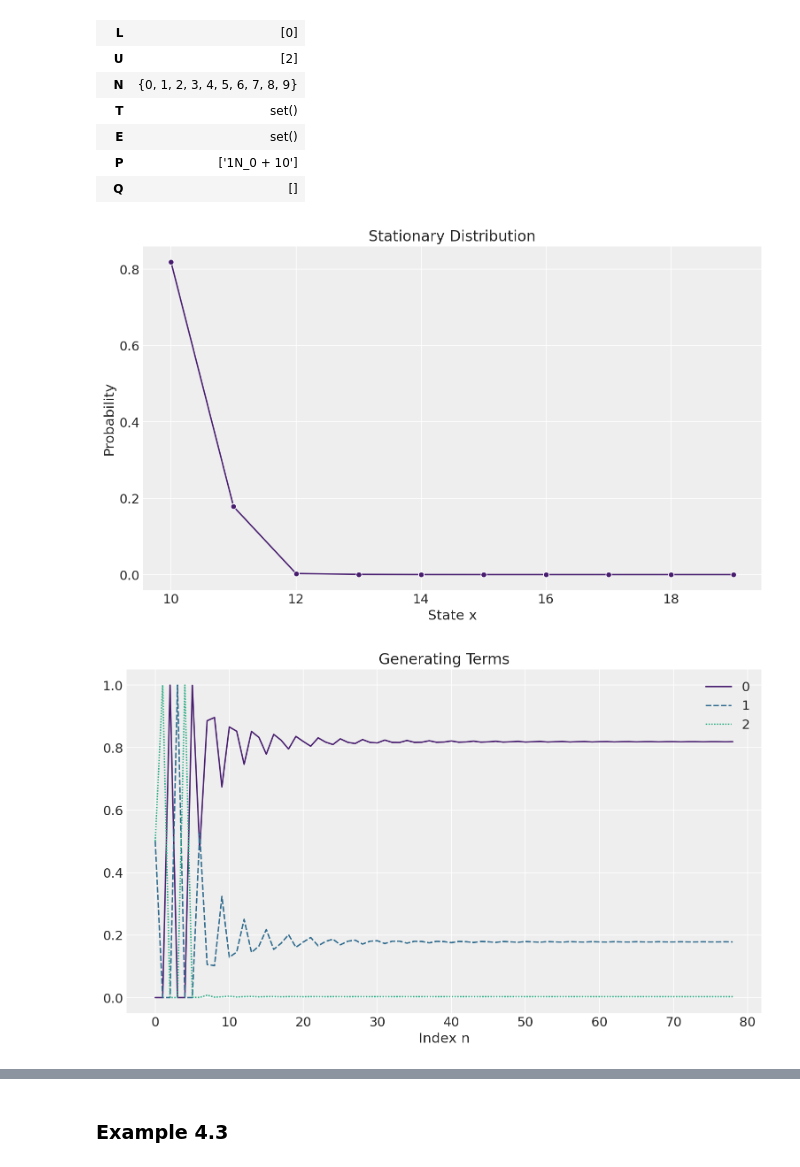
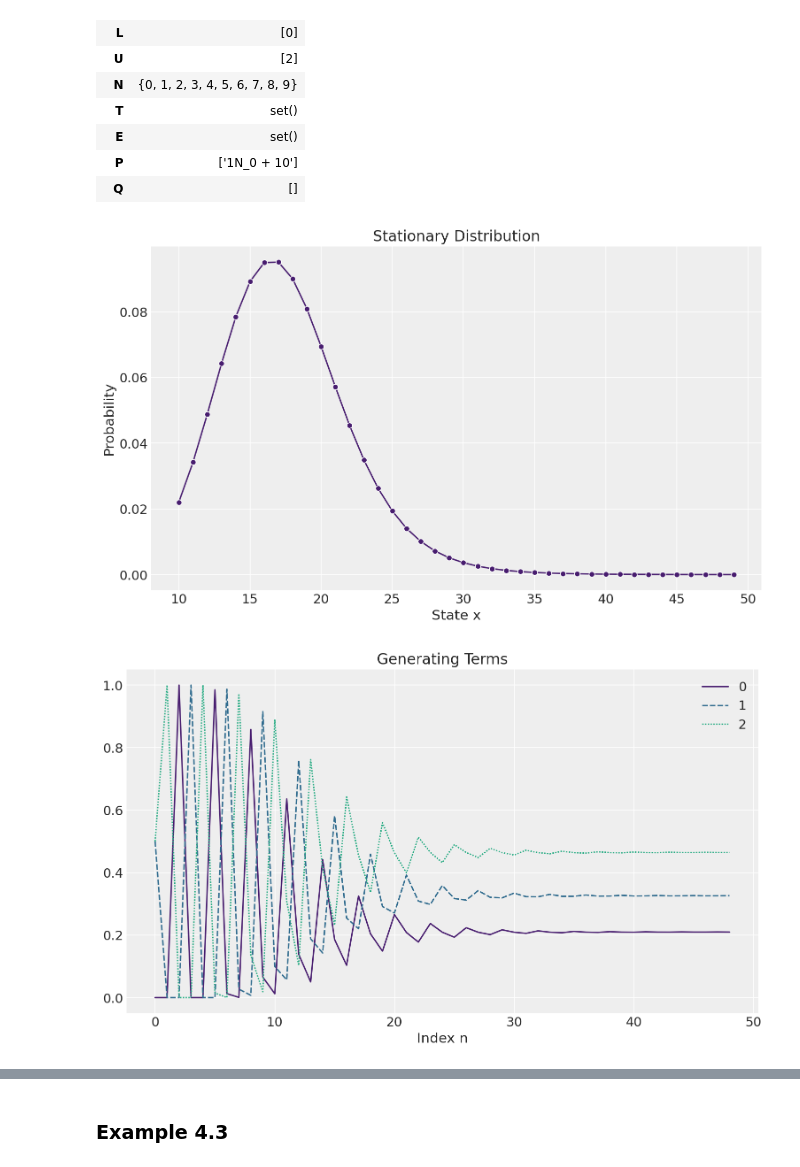
Before and after one commit to bayes14/srn, a Jupyter notebook: srn/examples.ipynb, the cells around one changed output, grey strips where cells are left out. Saved outputs shown, nothing was run; the diff lists cells and outputs as text; code cells hidden in the pictures.

```diff
--- a/srn/examples.ipynb
+++ b/srn/examples.ipynb
@@ -257,7 +257,7 @@ plot_generating_terms(s, 100)
 ### Example 9.5
 # %%
 g = create_network(
-        reactions=[("10S", "12S", 1), ("12S", "13S", 10), ("13S", "16S", 2), ("13S", "10S", 1)]
+        reactions=[("10S", "12S", 5000), ("12S", "13S", 10), ("13S", "16S", 1), ("13S", "10S", 1)]
     )
 # %%
 plot_network(g)
@@ -286,11 +286,11 @@ s.info()
 | P | ['1N_0 + 10'] |
 | Q | [] |
 # %%
-pi = s.stationary_distribution(n_max=10)
+pi = s.stationary_distribution(n_max=40)
 plot_distribution(pi)
 # %% [output]
-[figure, old version]
+[figure, new version]
 # %%
-plot_generating_terms(s, 80)
+plot_generating_terms(s, 50)
 # %% [output]
-[figure, old version]
+[figure, new version]
```
Also changed, not shown: parts of 2 cells of this notebook.
